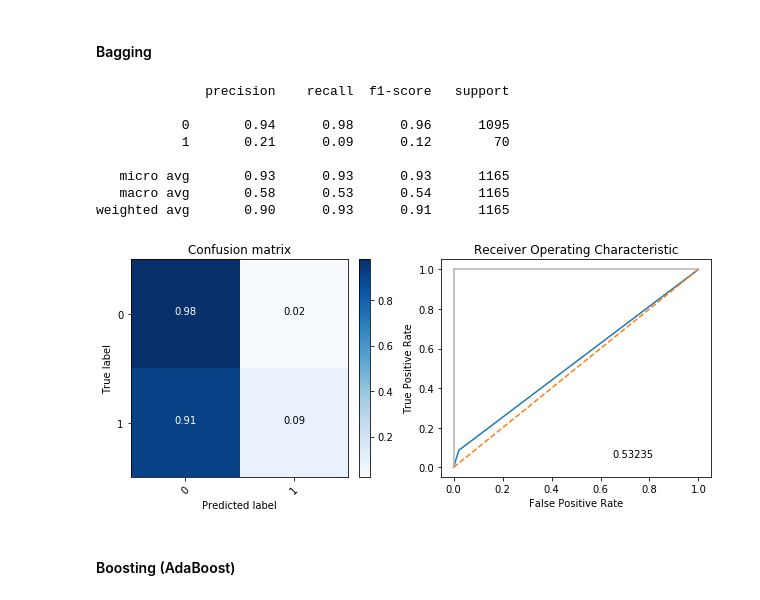
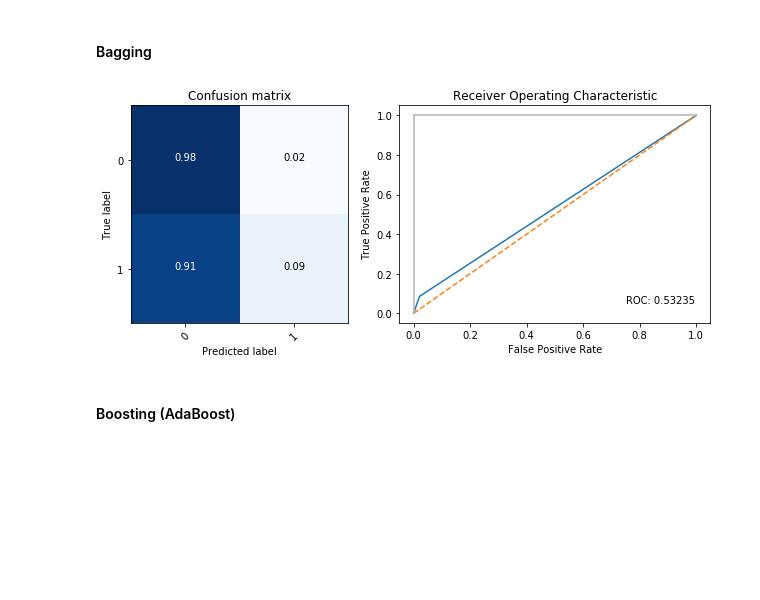
Before and after one commit to Rypo/notebooks, a Jupyter notebook: 5_unbalanced_bag_boost_rf.ipynb, the cells around one changed output. Cells and saved outputs as stored; diff of their text form; code cells hidden in the pictures; blank space fills up the shorter version.

```diff
--- a/5_unbalanced_bag_boost_rf.ipynb
+++ b/5_unbalanced_bag_boost_rf.ipynb
@@ -233,7 +236,7 @@ def plot_confusion_matrix(y_true, y_pred, classes,
 def plot_roc(y_true, y_pred, ax=None):
     """Plot ROC curve"""
     false_positive_rate, true_positive_rate, threshold = roc_curve(y_true, y_pred)
-    ras = roc_auc_score(y_true,y_pred)
+    roc_score = roc_auc_score(y_true,y_pred)
 
     fig, ax = (plt.gcf(), ax) if ax is not None else plt.subplots(1,1)
 
@@ -241,8 +244,9 @@ def plot_roc(y_true, y_pred, ax=None):
     ax.plot(false_positive_rate, true_positive_rate)
     ax.plot([0, 1], ls="--")
     ax.plot([0, 0], [1, 0] , c=".7"), plt.plot([1, 1] , c=".7")
-    ax.annotate(format(ras,'.5f'), [0.65,0.05])
+    ax.annotate('ROC: {:.5f}'.format(roc_score), [0.75,0.05])
     ax.set_ylabel("True Positive Rate")
     ax.set_xlabel("False Positive Rate")
     fig.tight_layout()
+    return roc_score
 # %%
@@ -268,6 +272,15 @@ def feat_imps(X_train, model, plot=False, n=None):
         fi_df[:(n if n is not None else 15)].plot.bar(x='feature',y='importance')
     else:
         return fi_df
+# %%
+def plot_cmroc(y_true, y_pred, classes=[0,1], normalize=True, cf_report=False):
+    """Convenience function to plot confusion matrix and ROC curve """
+    fig,axes = plt.subplots(1,2, figsize=(9,4))
+    plot_confusion_matrix(y_true, y_pred, classes=classes, normalize=normalize, cf_report=cf_report, ax=axes[0])
+    roc_score = plot_roc(y_true, y_pred, ax=axes[1])
+    fig.tight_layout()
+    plt.show()
+    return roc_score
 # %% [markdown]
 A few helper functions that will be used extensively during modeling
 # %%
@@ -276,6 +291,6 @@ test_df = carav.query("ORIGIN=='test'").iloc[:,1:].copy()
 # %%
 X, y = train_df.drop(columns='CARAVAN'), train_df.CARAVAN
-X_train, X_test, y_train, y_test = train_test_split(X, y, test_size=0.20, random_state=404)
+X_train, X_val, y_train, y_val = train_test_split(X, y, test_size=0.20, random_state=RS)
 # %% [markdown]
 To address the issue with imbalanced data, we will compare three approaches for each model used:
 
@@ -310,30 +320,17 @@ SMOTE:
 Without doing any sort of resampling, the mean was ~0.06 with a heavy skew. Each method of resampling has shifted the mean to 0.5 and eliminated the skewness, each using a different method to achieve this.
 # %%
 # Define our baseline models
-bc = BaggingClassifier(n_estimators=50, random_state=404, oob_score=True, n_jobs=-1)
-ada = AdaBoostClassifier(n_estimators=50, random_state=404)
-rfc = RandomForestClassifier(n_estimators=50, random_state=404, oob_score=True, n_jobs=-1)
-lgbm = LGBMClassifier(n_estimators=50, random_state=404, oob_score=True, n_jobs=-1)
+bc = BaggingClassifier(n_estimators=53, random_state=RS, n_jobs=-1)
+ada = AdaBoostClassifier(n_estimators=53, random_state=RS)
+rfc = RandomForestClassifier(n_estimators=53, random_state=RS, n_jobs=-1)
+lgbm = LGBMClassifier(n_estimators=53, random_state=RS, n_jobs=-1)
 # %% [markdown]
 ### Unbalanced Data
 # %% [markdown]
 #### Bagging
 # %%
-bc_unbal = bc.fit(X_train,y_train)
-preds = bc_unbal.predict(X_test)
+bc_unbal = plot_cmroc(y_val, bc.fit(X_train, y_train).predict(X_val))
+# %% [output]
+[figure, added]
-# %%
-fig,axes = plt.subplots(1,2, figsize=(9,4))
-plot_confusion_matrix(y_test, preds, [0,1], normalize=True, cf_report=True, ax=axes[0])
-plot_roc(y_test, preds, ax=axes[1])
-# %% [output]
-              precision    recall  f1-score   support
-
-           0       0.94      0.98      0.96      1095
-           1       0.21      0.09      0.12        70
-
-   micro avg       0.93      0.93      0.93      1165
-   macro avg       0.58      0.53      0.54      1165
-weighted avg       0.90      0.93      0.91      1165
-[figure, removed]
 # %% [markdown]
 #### Boosting (AdaBoost)
```
Also changed, not shown: parts of 95 cells of this notebook, 4 other files.
